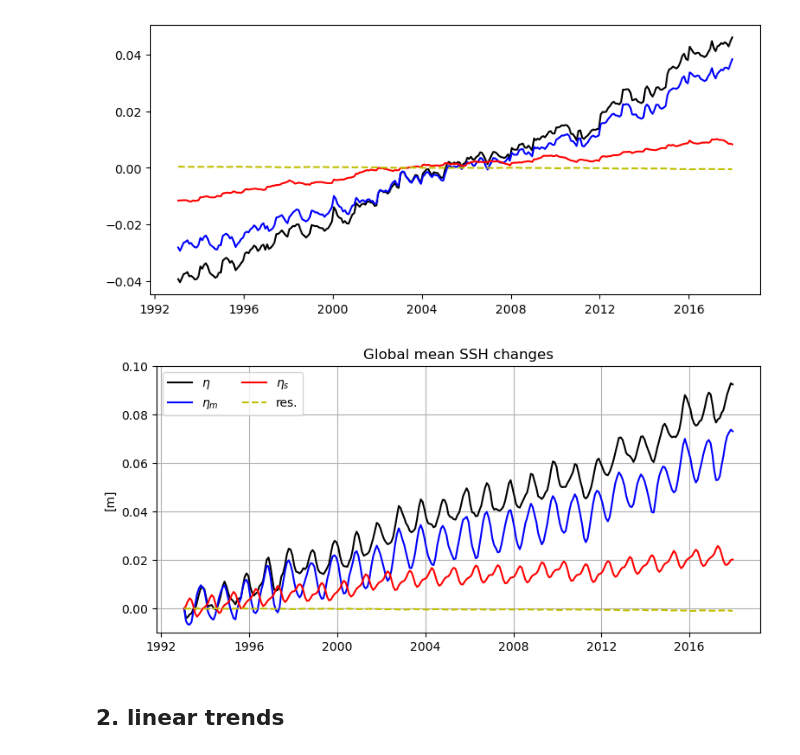
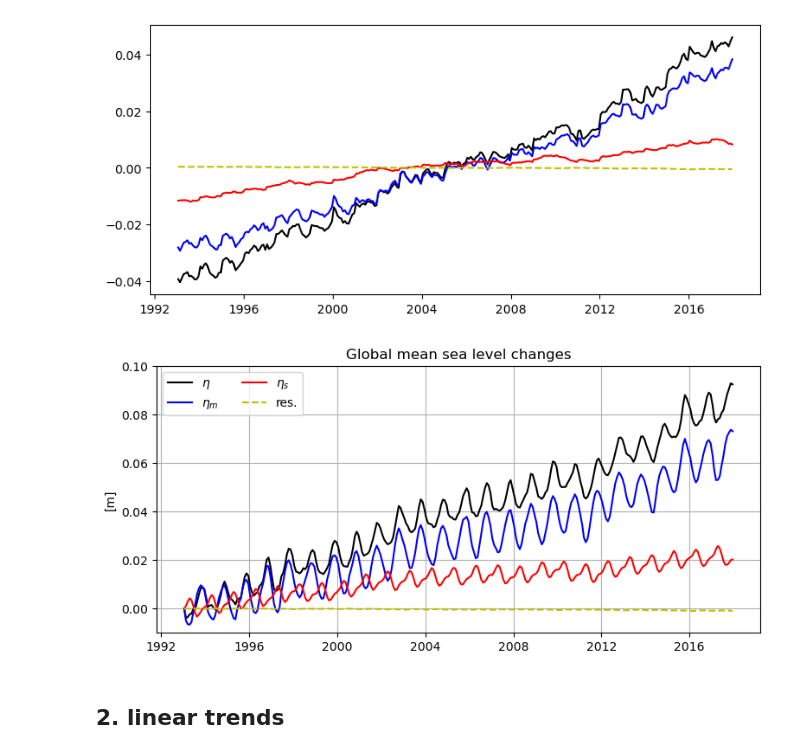
Before and after one commit to ojhoundegnonto/ESS25-Team_PISEAL, a Jupyter notebook: notebooks/decomp_SSH_v2.ipynb, the cells around one changed output. Drawn from its saved outputs; the diff is of its cells as text; code cells hidden in the pictures.

Commit message:
GMSL global maps

```diff
--- a/notebooks/decomp_SSH_v2.ipynb
+++ b/notebooks/decomp_SSH_v2.ipynb
@@ -575,18 +575,18 @@ plt.plot(res['time'], res, label='res.', color='y', linestyle='--')
 # %%
 plt.figure(figsize=(9,4))
 plt.plot(eta_area['time'], eta_area, label='$\eta$', color='k')
 plt.plot(etam_area['time'], etam_area, label='$\eta_m$', color='b')
 plt.plot(etas_area['time'], etas_area, label='$\eta_s$', color='r')
 plt.plot(res_area['time'], res_area, label='res.', color='y', linestyle='--')
 
 plt.ylim(-.01, .1)
 plt.ylabel('[m]')
 plt.legend(ncol=2)
 plt.grid(True)
-plt.title('Global mean SSH changes')
+plt.title('Global mean sea level changes')
 
 # plt.savefig("/home/jovyan/ESS25-Team_PISEAL/figures/GMSL_ss.png", dpi=600, bbox_inches='tight')
 # %% [output]
-[figure, old version]
+[figure, new version]
 # %% [markdown]
 ## 2. linear trends
```
Also changed, not shown: parts of 3 cells of this notebook, 2 other files.
